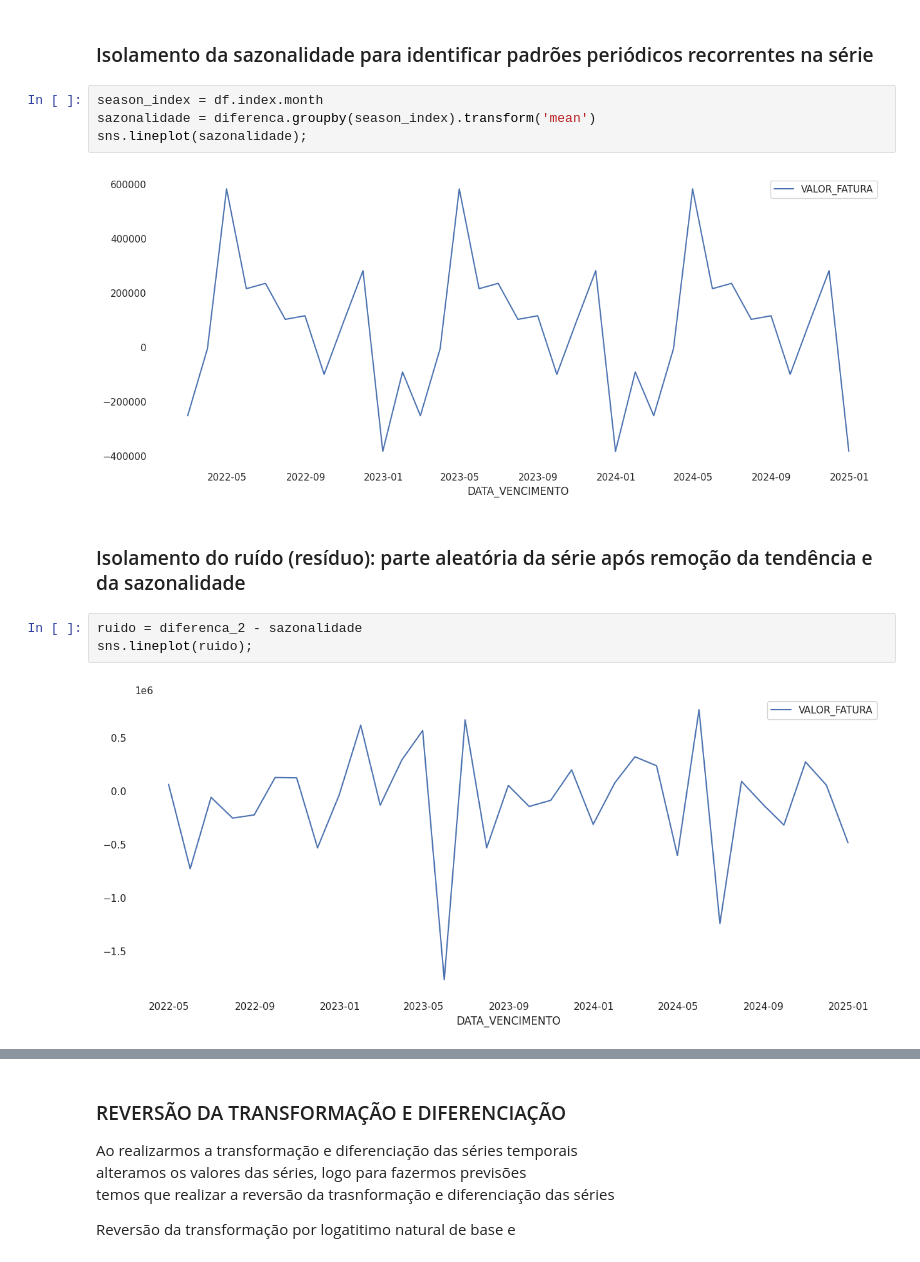
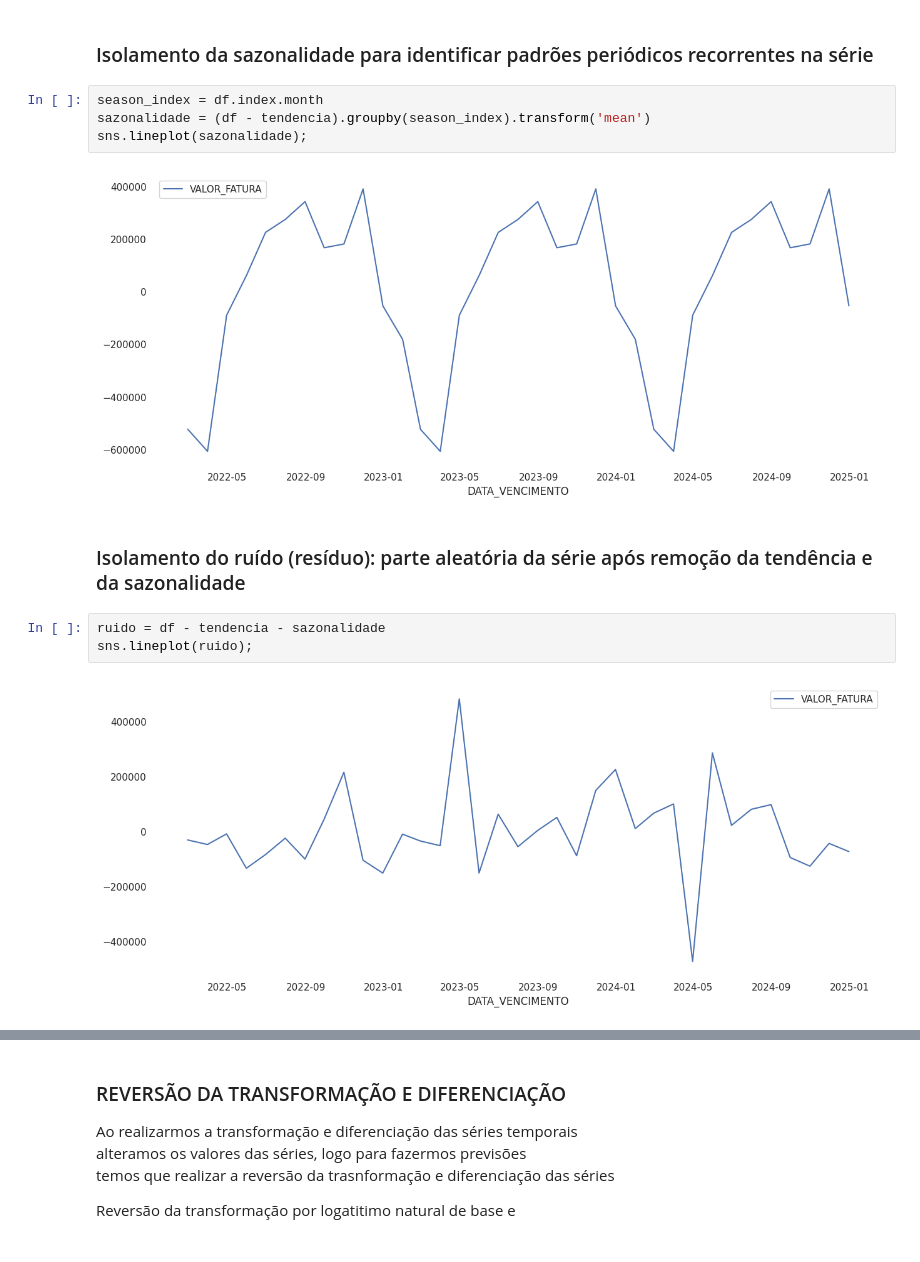
Before and after one commit to redsonlopez/forecast_water, a Jupyter notebook: notebooks/models/forecast_water.ipynb, the cells around one changed output, grey strips where cells are left out. Drawn from its saved outputs; the diff is of its cells as text.

```diff
--- a/notebooks/models/forecast_water.ipynb
+++ b/notebooks/models/forecast_water.ipynb
@@ -275,14 +278,14 @@ Valores Críticos:
 ### Isolamento da sazonalidade para identificar padrões periódicos recorrentes na série
 # %%
 season_index = df.index.month
-sazonalidade = diferenca.groupby(season_index).transform('mean')
+sazonalidade = (df - tendencia).groupby(season_index).transform('mean')
 sns.lineplot(sazonalidade);
 # %% [output]
-[figure, old version]
+[figure, new version]
 # %% [markdown]
 ### Isolamento do ruído (resíduo): parte aleatória da série após remoção da tendência e da sazonalidade
 # %%
-ruido = diferenca_2 - sazonalidade
+ruido = df - tendencia - sazonalidade
 sns.lineplot(ruido);
 # %% [output]
-[figure, old version]
+[figure, new version]
```
Also changed, not shown: parts of 30 cells of this notebook.
